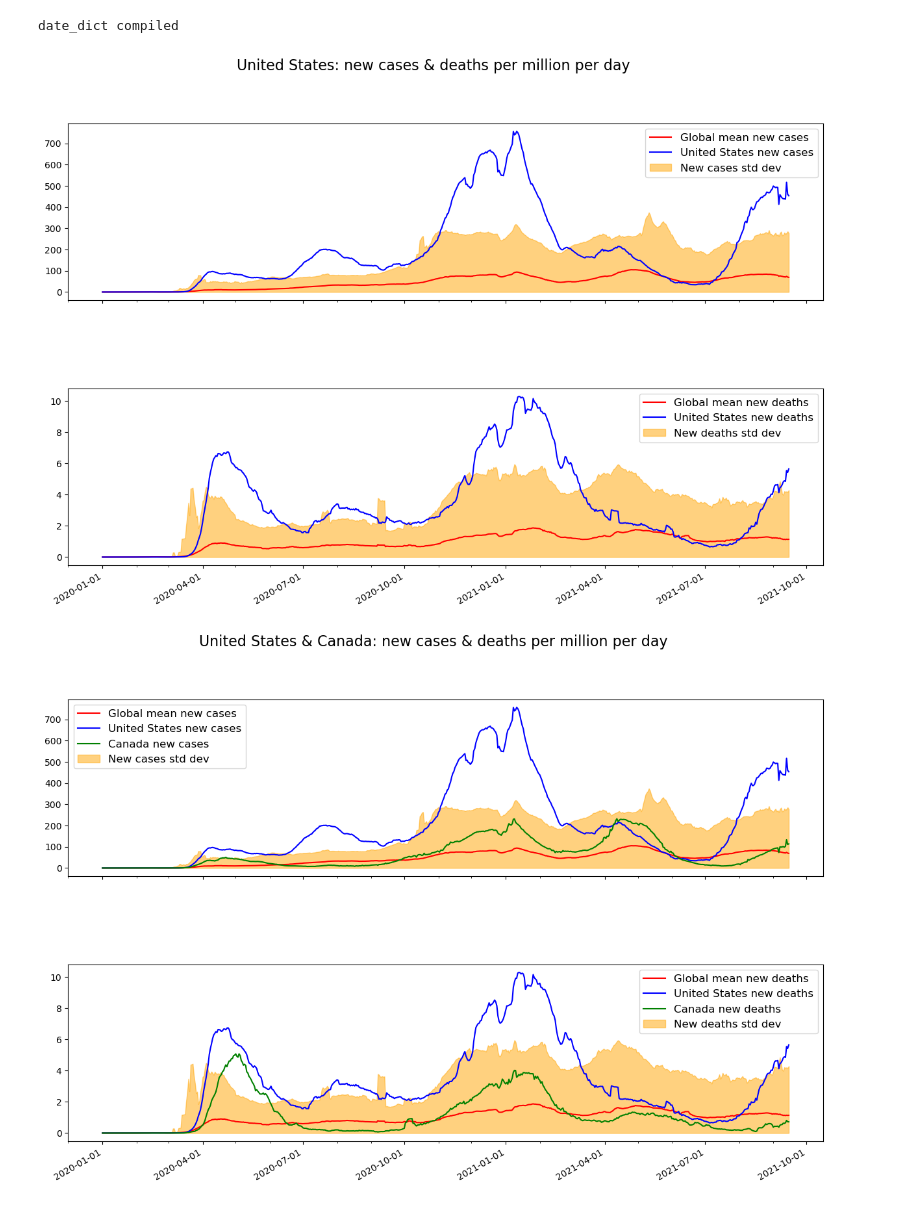
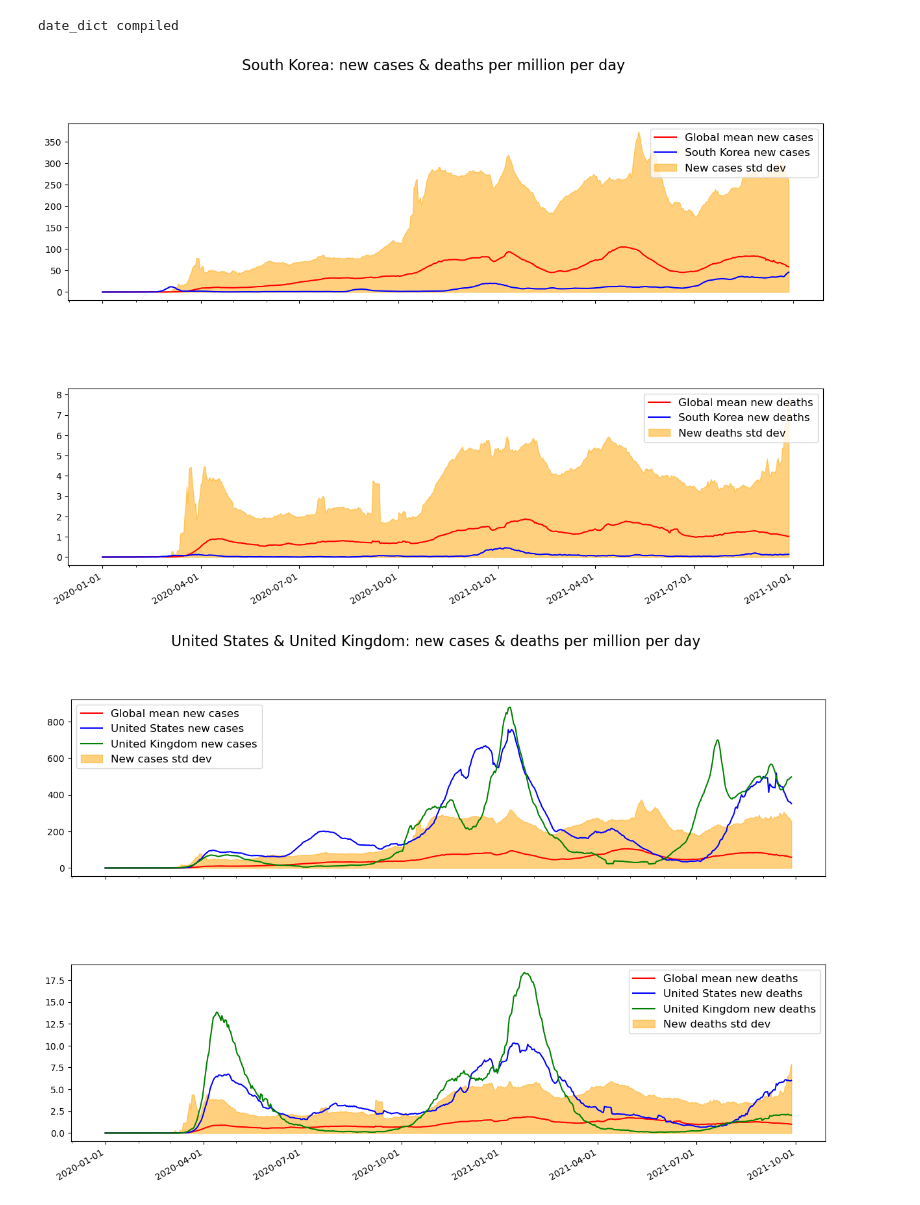
Before and after one commit to Ipgnosis/covid_analysis, a Jupyter notebook: country-plots.ipynb, the cells around one changed output. Cells and saved outputs as stored; diff of their text form; code cells hidden in the pictures.

```diff
--- a/country-plots.ipynb
+++ b/country-plots.ipynb
@@ -110,7 +110,7 @@ for day in country_date_data:
     country_date_data[day].pop('WRL')
 
     # calculate the std dev for the day
-    mean_stdev = get_case_death_stdev(country_date_data[day])
+    mean_stdev = get_stdevs(country_date_data[day])
 
     # populate the date dict for this day
     date_dict[day] = {
@@ -130,7 +130,7 @@ date_dict compiled
 # re-juggle the data for a single country chart
 
 # the country being analyzed
-y_axis_values = 'USA'
+y_axis_values = 'KOR'
 
 y_axis_label = data[y_axis_values]['location']
 
@@ -208,40 +208,40 @@ ax2.plot(x_axis, y2_axis, label = y2_axis_legend_str, color = 'blue')
 # declare the text data
 fig.suptitle(chart_title_str, fontsize = tsize)
 
 #  format the x axis (date) labels
 # Text in the x axis will be displayed in 'YYYY-mm-dd' format.
 ax2.xaxis.set_major_formatter(mdates.DateFormatter('%Y-%m-%d'))
 
 # major ticks every 3 months.
 fmt_qtr_year = mdates.MonthLocator(interval = 3)
 ax2.xaxis.set_major_locator(fmt_qtr_year)
 
 # minor ticks every month.
 fmt_month = mdates.MonthLocator()
 ax2.xaxis.set_minor_locator(fmt_month)
 
 # Rotates and right aligns the x labels, and moves the bottom of the
 # axes up to make room for them.
 fig.autofmt_xdate()
 
 # changing the fontsize of ticks
 ax1.tick_params(labelsize = lsize)
 ax2.tick_params(labelsize = lsize)
 
 # format the legends
 ax1.legend(loc = 0, fontsize = fsize)
 ax2.legend(loc = 0, fontsize = fsize)
 
 # display the plot
 plt.show()
 # %% [output]
-[figure, old version]
+[figure, new version]
 # %%
 # re-juggle the data for a 2 country chart
 
 # the countries being analyzed
 yi_axis_values = 'USA'
-yii_axis_values = 'CAN'
+yii_axis_values = 'GBR'
 
 #y_axis_values_list = ["wrl_new_cases_pm", "KOR", "TWN"]
 
@@ -353,4 +353,4 @@ ax2.legend(loc = 0, fontsize = fsize)
 # display the plot
 plt.show()
 # %% [output]
-[figure, old version]
+[figure, new version]
```
Also changed, not shown: parts of 3 cells of this notebook, 4 other files.
